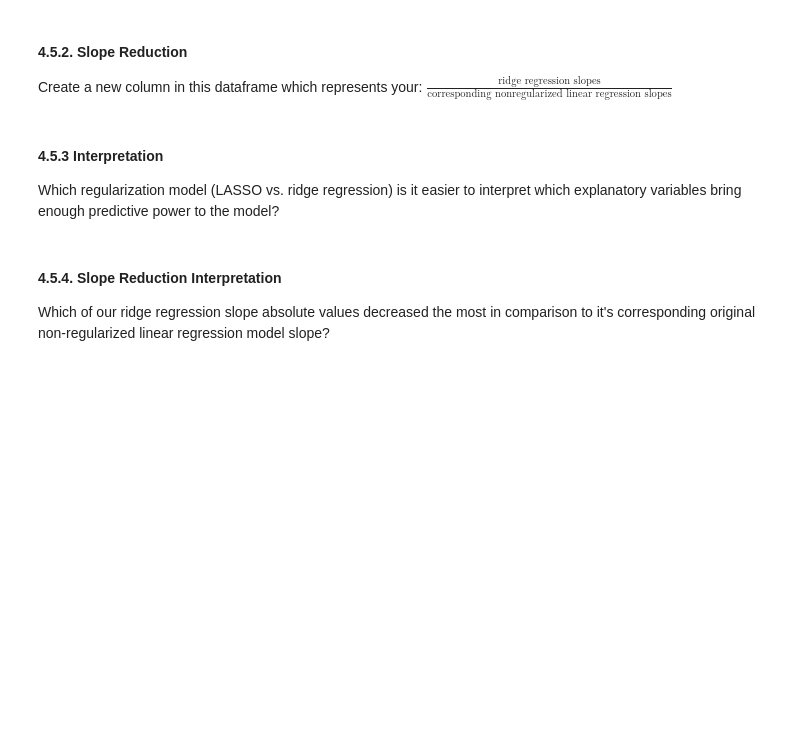
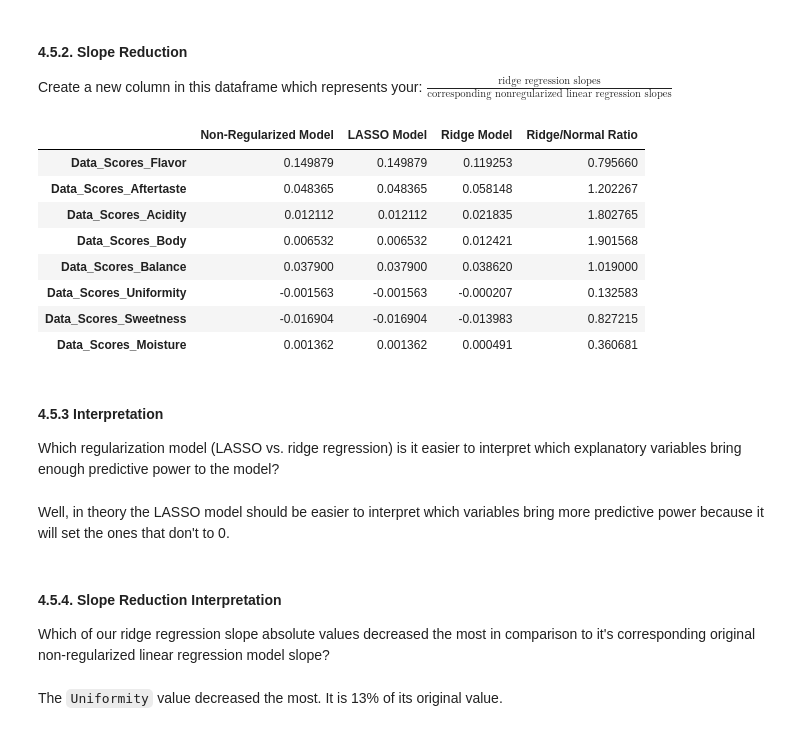
Before and after one commit to ryguy2k4/stat207, a Jupyter notebook: lab_08/lab_08_individual.ipynb, the cells around one changed output. Saved outputs shown, nothing was run; the diff lists cells and outputs as text; code cells hidden in the pictures; blank space fills up the shorter version.

```diff
--- a/lab_08/lab_08_individual.ipynb
+++ b/lab_08/lab_08_individual.ipynb
@@ -371,3 +564,6 @@ Display the slopes of the following models in a dataframe.
 * Best linear ridge regression model
 
 Make sure your dataframe indicates what explanatory variable each slope corresponds to.
+# %%
+df_results = pd.DataFrame({"Non-Regularized Model": model_nonreg.coef_.T, "LASSO Model": model_lasso_0.coef_.T, "Ridge Model": model_ridge.coef_.T}, index=df_train_features.columns)
+df_results
@@ -376,11 +582,28 @@ Make sure your dataframe indicates what explanatory variable each slope correspo
 
 Create a new column in this dataframe which represents your:
 $\frac{\mbox{ridge regression slopes}}{\mbox{corresponding nonregularized linear regression slopes}}$
+# %%
+df_results["Ridge/Normal Ratio"] = df_results["Ridge Model"]/df_results["Non-Regularized Model"]
+df_results
+# %% [output]
+|  | Non-Regularized Model | LASSO Model | Ridge Model | Ridge/Normal Ratio |
+| Data_Scores_Flavor | 0.149879 | 0.149879 | 0.119253 | 0.795660 |
+| Data_Scores_Aftertaste | 0.048365 | 0.048365 | 0.058148 | 1.202267 |
+| Data_Scores_Acidity | 0.012112 | 0.012112 | 0.021835 | 1.802765 |
+| Data_Scores_Body | 0.006532 | 0.006532 | 0.012421 | 1.901568 |
+| Data_Scores_Balance | 0.037900 | 0.037900 | 0.038620 | 1.019000 |
+| Data_Scores_Uniformity | -0.001563 | -0.001563 | -0.000207 | 0.132583 |
+| Data_Scores_Sweetness | -0.016904 | -0.016904 | -0.013983 | 0.827215 |
+| Data_Scores_Moisture | 0.001362 | 0.001362 | 0.000491 | 0.360681 |
 # %% [markdown]
 #### 4.5.3 Interpretation
 
 Which regularization model (LASSO vs. ridge regression) is it easier to interpret which explanatory variables bring enough predictive power to the model?
+# %% [markdown]
+Well, in theory the LASSO model should be easier to interpret which variables bring more predictive power because it will set the ones that don't to 0.
 # %% [markdown]
 #### 4.5.4. Slope Reduction Interpretation
 
 Which of our ridge regression slope absolute values decreased the most in comparison to it's corresponding original non-regularized linear regression model slope?
+# %% [markdown]
+The `Uniformity` value decreased the most. It is 13% of its original value.
```
Also changed, not shown: parts of 33 cells of this notebook, 1 other file.
